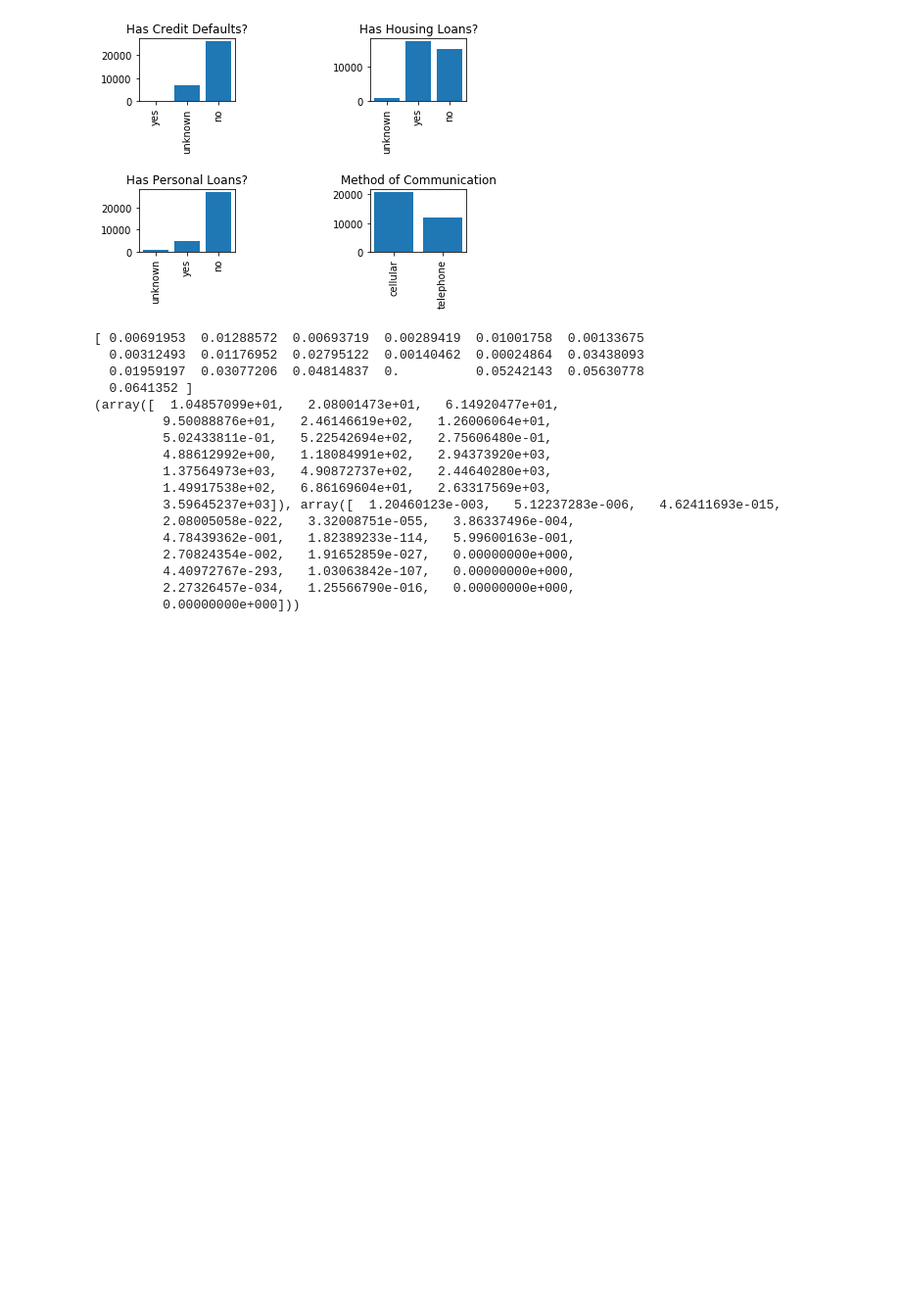
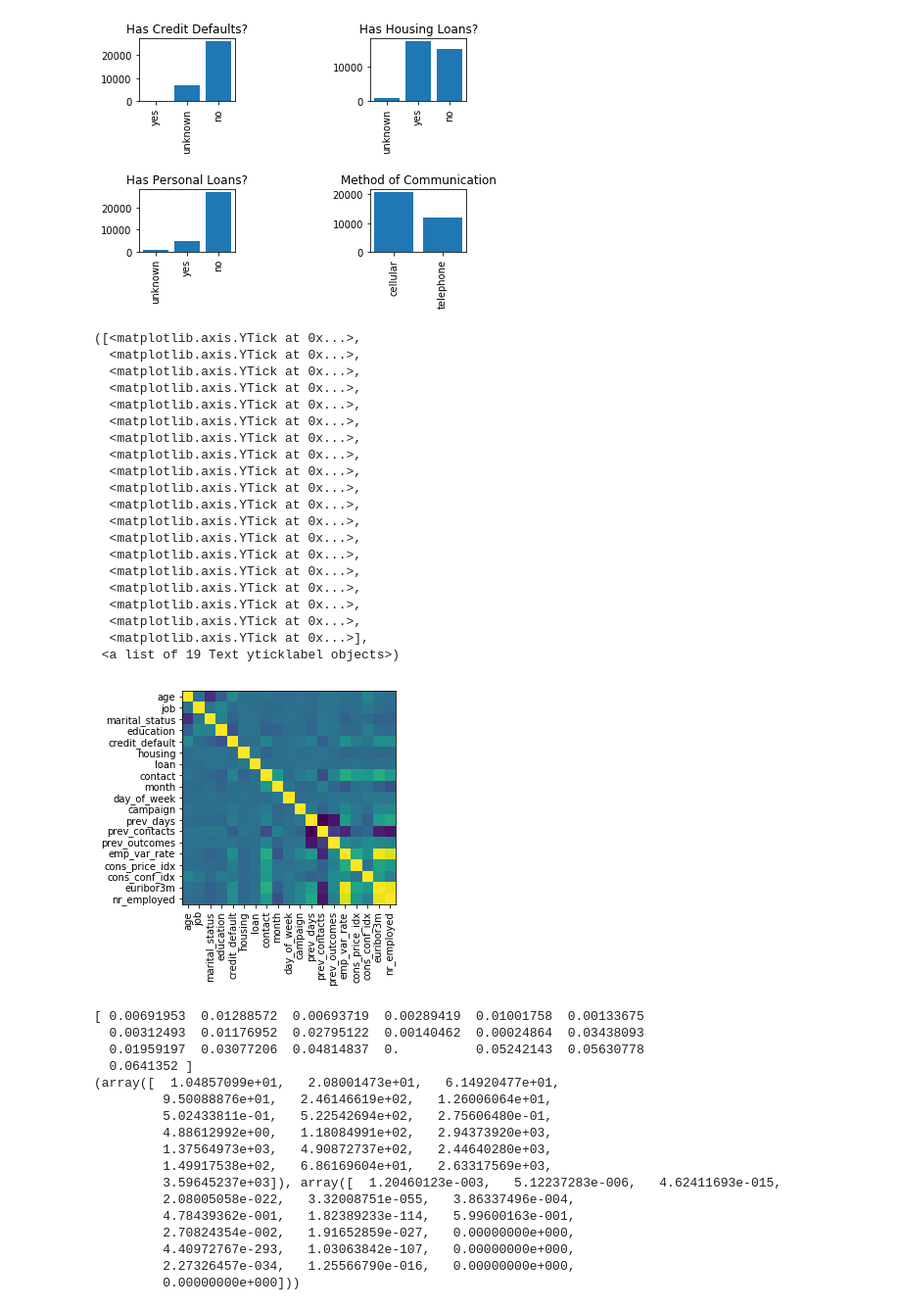
Before and after one commit to wl2522/BankMarketingCampaign, a Jupyter notebook: hw3_starter_notebook.ipynb, the cells around one changed output. Shown at 98% size. Drawn from its saved outputs; the diff is of its cells as text; code cells hidden in the pictures; blank space fills up the shorter version.

```diff
--- a/hw3_starter_notebook.ipynb
+++ b/hw3_starter_notebook.ipynb
@@ -21,22 +21,31 @@ import matplotlib.pyplot as plt
 from collections import Counter
 from sklearn.model_selection import train_test_split
 from sklearn.model_selection import GridSearchCV
+from sklearn.model_selection import cross_val_score
 from sklearn.preprocessing import LabelEncoder
 from sklearn.preprocessing import scale
 from sklearn.preprocessing import OneHotEncoder
+from sklearn.preprocessing import StandardScaler
 from sklearn.pipeline import make_pipeline
 from sklearn.metrics import roc_auc_score
+
+from imblearn.under_sampling import RandomUnderSampler
 
 from sklearn.svm import SVC
 
 
 data = pd.read_csv('data\data.csv')
 
-#Get summary statistics on the data
+#Separate the ID column from the holdout set
+
+holdout = pd.read_csv('data\holdout.csv')
+ID = holdout['ID']
+holdout = holdout.drop('ID', 1)
+
 #Remove the "duration" feature to avoid getting overoptimistic results
 
 data = data.drop('duration', 1)
-data.describe()
+holdout = holdout.drop('duration', 1)
 
 #Separate the categorical features from the numerical ones
 #Encode category and response variable strings to integers
@@ -48,6 +57,7 @@ cat = ['job', 'marital_status', 'education', 'credit_default', 'housing',
        'loan', 'contact', 'month', 'day_of_week', 'prev_outcomes']
 
 enc_data = data.copy()
+enc_holdout = holdout.copy()
 
 le = LabelEncoder()
 
@@ -55,6 +65,7 @@ for col in cat:
     levels = enc_data[col].unique()
     le.fit(levels)
     enc_data[col] = le.transform(enc_data[col])
+    enc_holdout[col] = le.transform(enc_holdout[col])
 
 #Separate the features from the response variable
 
@@ -65,4 +76,4 @@ enc_data['subscribed'] = le.transform(enc_data['subscribed'])
 X = enc_data.iloc[:,:-1]
 y = enc_data.iloc[:,-1]
 
-X_train, X_test, y_train, y_test = train_test_split(X, y)
+X_train, X_test, y_train, y_test = train_test_split(X, y, stratify=y)
@@ -167,6 +210,35 @@ Counter({'no': 27179, 'yes': 4971, 'unknown': 800})
 Counter({'cellular': 20902, 'telephone': 12048})
 <matplotlib.text.Text at 0x...>
 [figure]
+# %%
+#Create covariance matrix heatmap to check for correlated features
+
+cov = np.cov(scale(X_train), rowvar = False)
+plt.imshow(cov, cmap='viridis', interpolation='nearest')
+plt.xticks(range(len(list(X_train))), list(X_train), rotation = 'vertical')
+plt.yticks(range(len(list(X_train))), list(X_train))
+# %% [output]
+([<matplotlib.axis.YTick at 0x...>,
+  <matplotlib.axis.YTick at 0x...>,
+  <matplotlib.axis.YTick at 0x...>,
+  <matplotlib.axis.YTick at 0x...>,
+  <matplotlib.axis.YTick at 0x...>,
+  <matplotlib.axis.YTick at 0x...>,
+  <matplotlib.axis.YTick at 0x...>,
+  <matplotlib.axis.YTick at 0x...>,
+  <matplotlib.axis.YTick at 0x...>,
+  <matplotlib.axis.YTick at 0x...>,
+  <matplotlib.axis.YTick at 0x...>,
+  <matplotlib.axis.YTick at 0x...>,
+  <matplotlib.axis.YTick at 0x...>,
+  <matplotlib.axis.YTick at 0x...>,
+  <matplotlib.axis.YTick at 0x...>,
+  <matplotlib.axis.YTick at 0x...>,
+  <matplotlib.axis.YTick at 0x...>,
+  <matplotlib.axis.YTick at 0x...>,
+  <matplotlib.axis.YTick at 0x...>],
+ <a list of 19 Text yticklabel objects>)
+[figure, added]
 # %%
 from sklearn.feature_selection import mutual_info_classif
 score = mutual_info_classif(X_train, y_train, discrete_features = [1,2,3,4,5,6,7,8,9,13])
```
Also changed, not shown: parts of 9 cells of this notebook.
